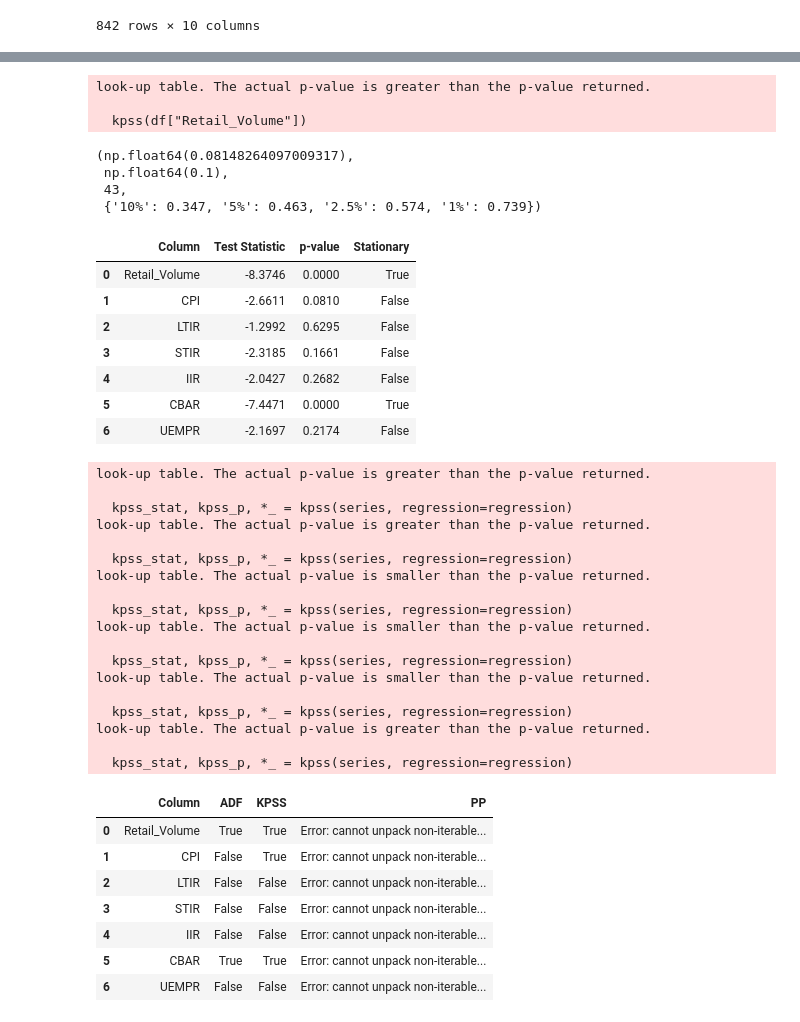
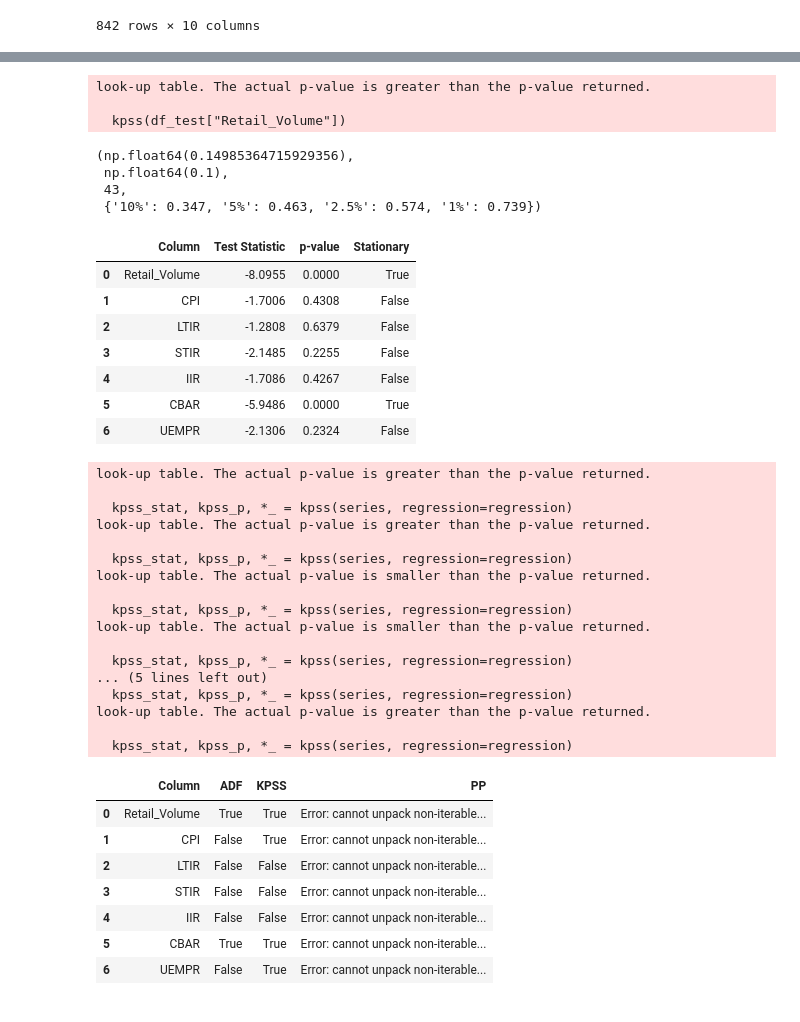
Before and after one commit to emirsglm/consumer-behavior-analysis, a Jupyter notebook: test.ipynb, the cells around one changed output, grey strips where cells are left out. Saved outputs shown, nothing was run; the diff lists cells and outputs as text; code cells hidden in the pictures.

```diff
--- a/test.ipynb
+++ b/test.ipynb
@@ -190,3 +210,6 @@ df_merged
 | 840 | 2025-01 | FRA | -0.1 | -0.2 | FRA | 3.32 | 2.703130 | 2.918839 | 0.575679 | 7.3 |
 | 841 | 2025-02 | FRA | NaN | 0.1 | FRA | 3.15 | 2.524950 | 2.732345 | 0.154698 | NaN |
 842 rows × 10 columns
+# %%
+df_merged = df_merged_0.merge(world_b, on="DATE", how="outer")
+df_merged
@@ -192,0 +232,23 @@ df_merged
+# %%
+import pandas as pd
+
+# Assume df is your DataFrame and 'date' is your date column
+df = df_merged.sort_values('DATE').reset_index(drop=True)  # Make sure it's sorted by date
+# Identify numeric columns (excluding date)
+numeric_cols = df.select_dtypes(include='number').columns
+
+# Create a mask where all numeric values are NaN
+all_nan_mask = df[numeric_cols].isnull().any(axis=1)
+# Find first and last index where not all numeric values are NaN
+first_valid_idx = df[~all_nan_mask].index[0]
+last_valid_idx = df[~all_nan_mask].index[-1]
+
+# Trim DataFrame from first to last valid index
+df_trimmed = df.loc[first_valid_idx:last_valid_idx].copy()
+
+# Fill missing values between using interpolation (or any other method)
+df_filled = df_trimmed.copy()
+df_filled[numeric_cols] = df_trimmed[numeric_cols].interpolate(method='linear')
+
+# Optional: fill remaining nulls if interpolation didn't cover all
+df_filled[numeric_cols] = df_filled[numeric_cols].fillna(method='bfill').fillna(method='ffill')
@@ -198,2 +277,0 @@ sns.lineplot(df_merged.dropna())
-# %%
-df = df_merged.dropna()
@@ -206,5 +283,5 @@ Index(['DATE', 'GEO_x', 'Retail_Volume', 'CPI', 'GEO_y', 'LTIR', 'STIR', 'IIR',
 # %%
-df_test = df[['Retail_Volume', 'CPI', 'LTIR', 'STIR', 'IIR', 'CBAR', 'UEMPR']]
+df_test = df_filled[['Retail_Volume', 'CPI', 'LTIR', 'STIR', 'IIR', 'CBAR', 'UEMPR',"POP_y"]]
 # %%
 from statsmodels.tsa.stattools import adfuller
 import pandas as pd
@@ -298,28 +375,28 @@ def check_stationarity_extended(df, signif=0.05, regression='c'):
 
     return pd.DataFrame(results)
 # %%
-kpss(df["Retail_Volume"])
+kpss(df_test["Retail_Volume"])
 # %% [output]
 look-up table. The actual p-value is greater than the p-value returned.
 
-  kpss(df["Retail_Volume"])
+  kpss(df_test["Retail_Volume"])
-(np.float64(0.08148264097009317),
+(np.float64(0.14985364715929356),
  np.float64(0.1),
  43,
  {'10%': 0.347, '5%': 0.463, '2.5%': 0.574, '1%': 0.739})
 # %%
-check_stationarity(df)
+check_stationarity(df_test)
 # %% [output]
 |  | Column | Test Statistic | p-value | Stationary |
-| 0 | Retail_Volume | -8.3746 | 0.0000 | True |
-| 1 | CPI | -2.6611 | 0.0810 | False |
-| 2 | LTIR | -1.2992 | 0.6295 | False |
-| 3 | STIR | -2.3185 | 0.1661 | False |
-| 4 | IIR | -2.0427 | 0.2682 | False |
-| 5 | CBAR | -7.4471 | 0.0000 | True |
-| 6 | UEMPR | -2.1697 | 0.2174 | False |
+| 0 | Retail_Volume | -8.0955 | 0.0000 | True |
+| 1 | CPI | -1.7006 | 0.4308 | False |
+| 2 | LTIR | -1.2808 | 0.6379 | False |
+| 3 | STIR | -2.1485 | 0.2255 | False |
+| 4 | IIR | -1.7086 | 0.4267 | False |
+| 5 | CBAR | -5.9486 | 0.0000 | True |
+| 6 | UEMPR | -2.1306 | 0.2324 | False |
 # %%
-check_stationarity_extended(df)
+check_stationarity_extended(df_test)
 # %% [output]
 look-up table. The actual p-value is greater than the p-value returned.
 
@@ -333,8 +410,7 @@ look-up table. The actual p-value is smaller than the p-value returned.
 look-up table. The actual p-value is smaller than the p-value returned.
 
   kpss_stat, kpss_p, *_ = kpss(series, regression=regression)
-look-up table. The actual p-value is smaller than the p-value returned.
-
+... (5 lines left out)
   kpss_stat, kpss_p, *_ = kpss(series, regression=regression)
 look-up table. The actual p-value is greater than the p-value returned.
 
@@ -346,4 +422,4 @@ look-up table. The actual p-value is greater than the p-value returned.
 | 3 | STIR | False | False | Error: cannot unpack non-iterable... |
 | 4 | IIR | False | False | Error: cannot unpack non-iterable... |
 | 5 | CBAR | True | True | Error: cannot unpack non-iterable... |
-| 6 | UEMPR | False | False | Error: cannot unpack non-iterable... |
+| 6 | UEMPR | False | True | Error: cannot unpack non-iterable... |
```
Also changed, not shown: parts of 53 cells of this notebook, 3 other files.
